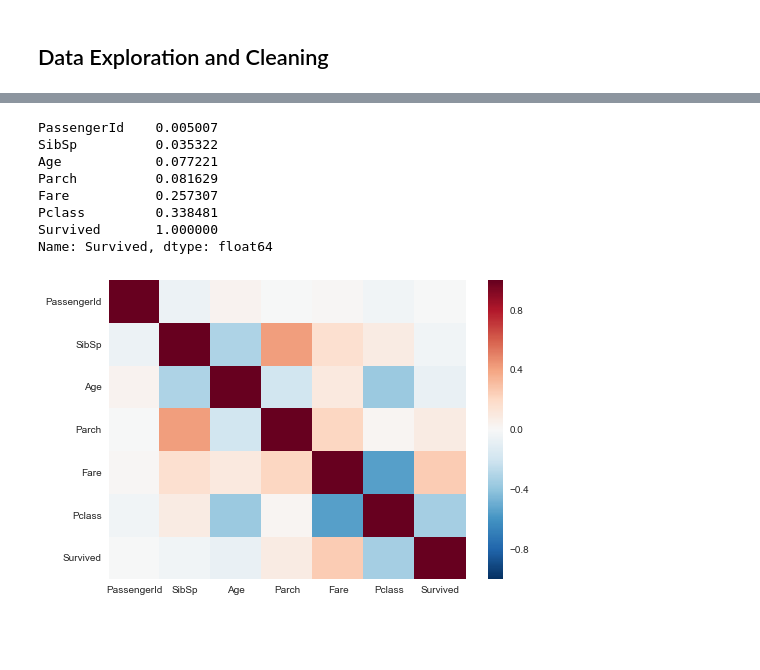
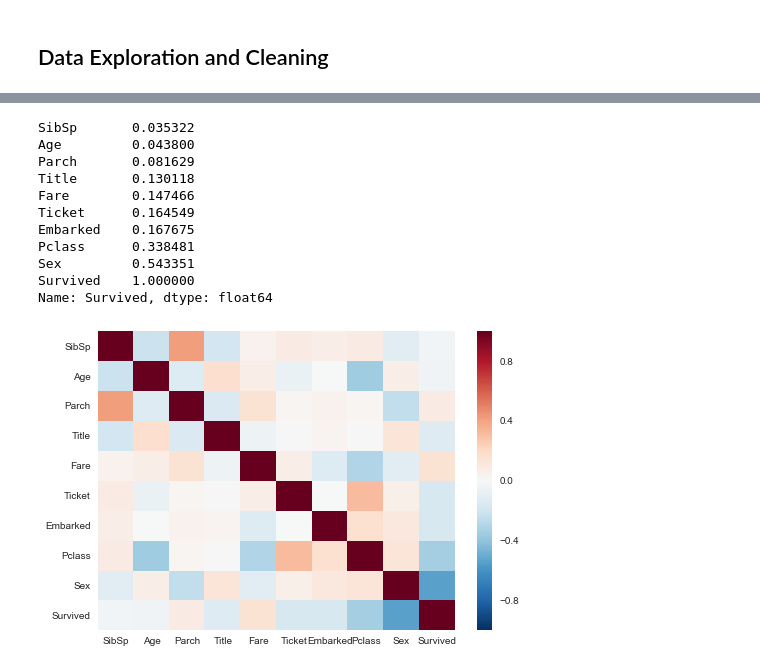
Before and after one commit to turnerneil/datascience, a Jupyter notebook: projects/kaggle/Competition_titanic_survivors/notebook.ipynb, the cells around one changed output, grey strips where cells are left out. Saved outputs shown, nothing was run; the diff lists cells and outputs as text; code cells hidden in the pictures; blank space fills up the shorter version.

```diff
--- a/projects/kaggle/Competition_titanic_survivors/notebook.ipynb
+++ b/projects/kaggle/Competition_titanic_survivors/notebook.ipynb
@@ -152,22 +259,25 @@ dtype: int64
 # %%
-corr_df = train.corr()
+corr_df = df.corr()
 sorted_corrs = corr_df['Survived'].abs().sort_values(ascending=True)
 sorted_corrs
 # %% [output]
-PassengerId    0.005007
-SibSp          0.035322
-Age            0.077221
-Parch          0.081629
-Fare           0.257307
-Pclass         0.338481
-Survived       1.000000
+SibSp       0.035322
+Age         0.043800
+Parch       0.081629
+Title       0.130118
+Fare        0.147466
+Ticket      0.164549
+Embarked    0.167675
+Pclass      0.338481
+Sex         0.543351
+Survived    1.000000
 Name: Survived, dtype: float64
 # %%
-corrmat = train[sorted_corrs.index].corr()
+corrmat = df[sorted_corrs.index].corr()
 sns.heatmap(corrmat)
 plt.show()
 # %% [output]
-[figure, old version]
+[figure, new version]
 # %%
 ## Pclass and Fare have a strong correlation.
 ## We should only use one of them.
```
Also changed, not shown: parts of 20 cells of this notebook.
